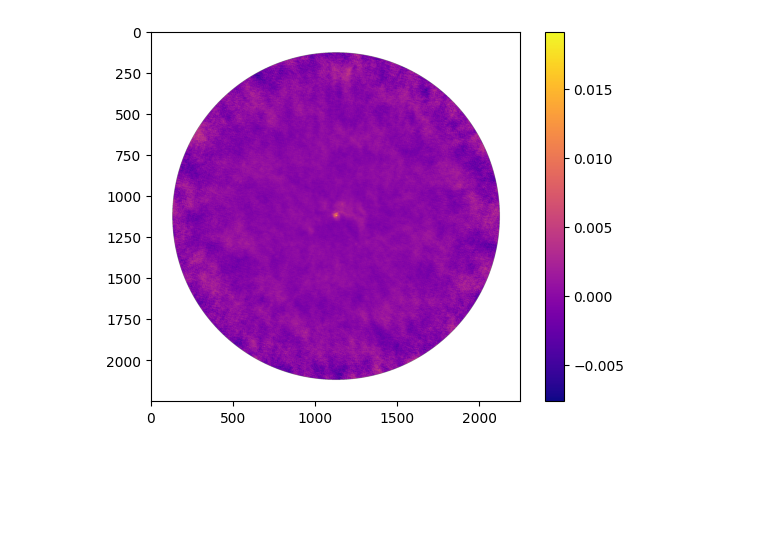
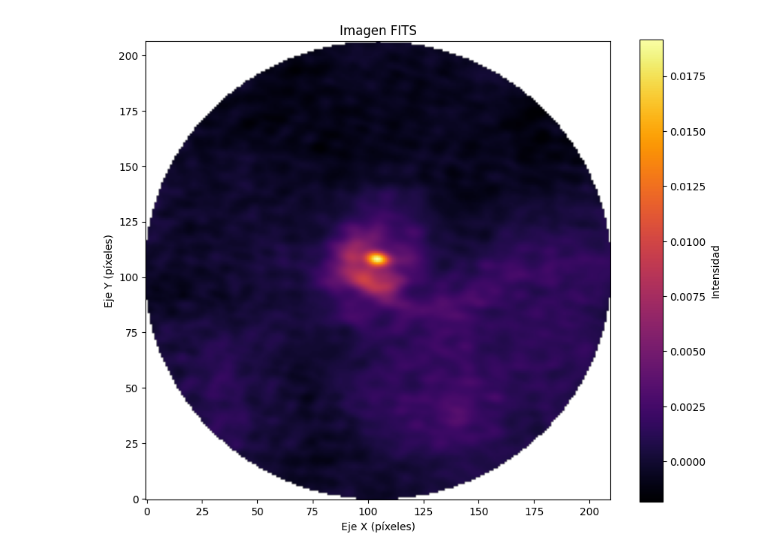
Before and after one commit to jennifergc/fits_plotting_tool, a Jupyter notebook: Fits_visualizer.ipynb, the cells around one changed output. Saved outputs shown, nothing was run; the diff lists cells and outputs as text; code cells hidden in the pictures; blank space fills up the shorter version.

Commit message:
Script for plotting created

```diff
--- a/Fits_visualizer.ipynb
+++ b/Fits_visualizer.ipynb
@@ -14,17 +23,20 @@ from IPython.display import display
 # %%
 # Abre el archivo .fits
-hdul = fits.open('/content/ALMA01582922_CONTI_P2019.fits')
+hdul = fits.open('ALMA01582922_CONTI_P2019_cutted.fits')
 
 # Accede a los datos
 datos = hdul[0].data
 
 # Selecciona la parte de los datos que deseas graficar.
 # Asumiendo que deseas la primera imagen en el primer plano del cubo de datos:
 datos_2d = datos[0, 0, :, :]
 
-# Grafica los datos
-plt.imshow(datos_2d, cmap='plasma')
-plt.colorbar()
+plt.figure(figsize=(10, 8))  # Ajustar el tamaño de la figura
+plt.imshow(datos_2d, cmap='inferno', origin='lower')  # Cambia a 'inferno' si prefieres más contraste
+plt.colorbar(label="Intensidad")
+plt.title("Imagen FITS")
+plt.xlabel("Eje X (píxeles)")
+plt.ylabel("Eje Y (píxeles)")
 plt.show()
 # %% [output]
-[figure, old version]
+[figure, new version]
```
Also changed, not shown: parts of 10 cells of this notebook, 9 other files.
